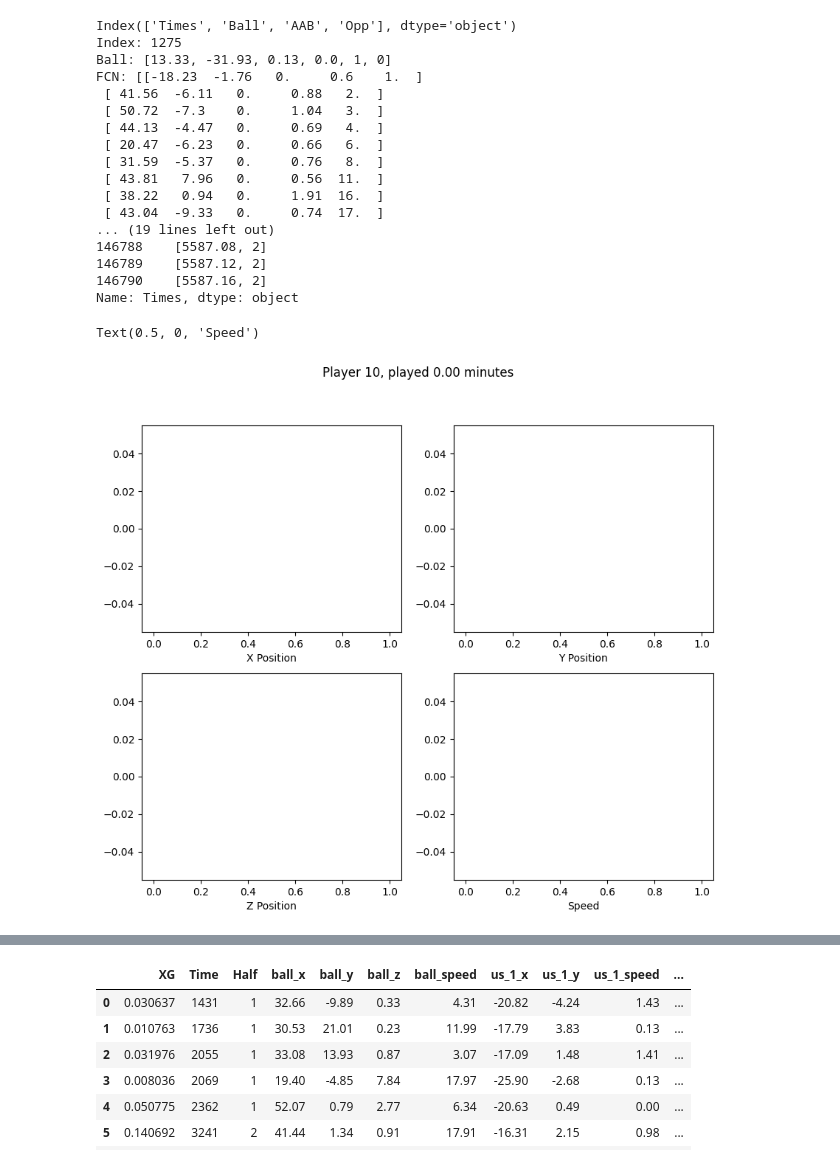
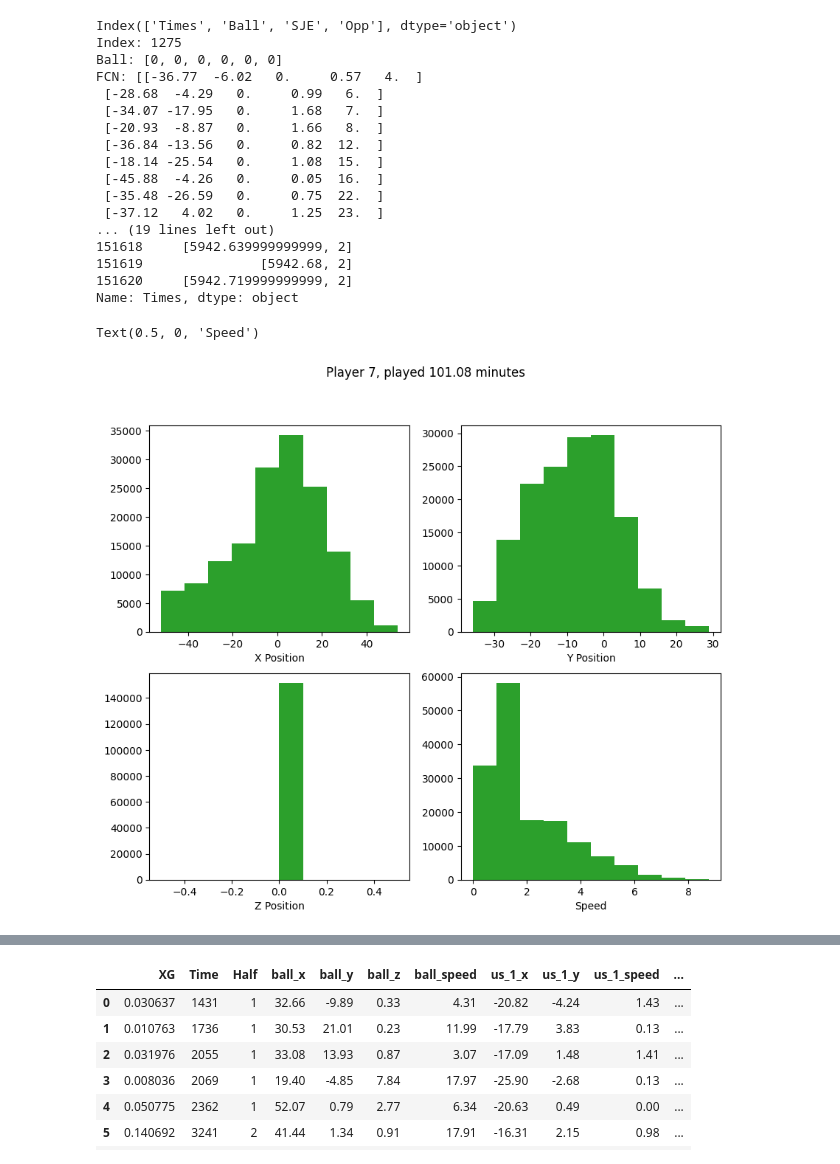
Before and after one commit to adiguzeldeniz/ekip_makine, a Jupyter notebook: data_vis_original.ipynb, the cells around one changed output, grey strips where cells are left out. Cells and saved outputs as stored; diff of their text form; code cells hidden in the pictures.

```diff
--- a/data_vis_original.ipynb
+++ b/data_vis_original.ipynb
@@ -4,7 +4,7 @@ import os
 import matplotlib.pyplot as plt
 import numpy as np
 
-file = "../RestructuredData_2425/AAB/AllData/Game_AAB_AGF_Score_0_4_Day_2024-08-23Z.pkl"
+file = "../RestructuredData_2425/SJE/AllData/Game_LYN_SJE_Score_0_2_Day_2024-12-01Z.pkl"
 
 if os.path.exists(file):
     with open(file, "rb") as f:
@@ -16,7 +16,7 @@ print(data.columns)
 
 times = data["Times"]
 ball = data["Ball"]
-FCN = data["AAB"]
+FCN = data["SJE"]
 opp = data["Opp"]
 
 # Given a time value (e.g., 40), find the index in times and get the corresponding values from ball, FCN, and opp
@@ -40,49 +40,49 @@ else:
     print(f"No entry found for time {query_time}")
 
 player_indxes = [2, 6, 7, 8, 10, 13, 15, 17, 24, 25, 36]
-player = 10 #6, 7, 8, 10, 13, 15, 17, 24, 25, 36
+player = 7#6, 7, 8, 10, 13, 15, 17, 24, 25, 36
 player_indx = player_indxes.index(player)
 
 x_pos = [x[player_indx][0] for x in FCN if x[player_indx][4] == player]
 y_pos = [x[player_indx][1] for x in FCN if x[player_indx][4] == player]
 z_pos = [x[player_indx][2] for x in FCN if x[player_indx][4] == player]
 speed = [x[player_indx][3] for x in FCN if x[player_indx][4] == player]
 
 print(times[-10:-1])
 
 #print(x_pos)
 #print(len(x_pos))
 
 fig, ax = plt.subplots(2,2, figsize=(10, 8))
 fig.suptitle(f"Player {player}, played {len(x_pos)*0.04/60:.2f} minutes")
 ax[0, 0].hist(x_pos, color="tab:green")
 ax[0, 0].set_xlabel("X Position")
 ax[0, 1].hist(y_pos, color="tab:green")
 ax[0, 1].set_xlabel("Y Position")
 ax[1, 0].hist(z_pos, color="tab:green")
 ax[1, 0].set_xlabel("Z Position")
 ax[1, 1].hist(speed, color="tab:green")
 ax[1, 1].set_xlabel("Speed")
 # %% [output]
-Index(['Times', 'Ball', 'AAB', 'Opp'], dtype='object')
+Index(['Times', 'Ball', 'SJE', 'Opp'], dtype='object')
 Index: 1275
-Ball: [13.33, -31.93, 0.13, 0.0, 1, 0]
-FCN: [[-18.23  -1.76   0.     0.6    1.  ]
- [ 41.56  -6.11   0.     0.88   2.  ]
- [ 50.72  -7.3    0.     1.04   3.  ]
- [ 44.13  -4.47   0.     0.69   4.  ]
- [ 20.47  -6.23   0.     0.66   6.  ]
- [ 31.59  -5.37   0.     0.76   8.  ]
- [ 43.81   7.96   0.     0.56  11.  ]
- [ 38.22   0.94   0.     1.91  16.  ]
- [ 43.04  -9.33   0.     0.74  17.  ]
+Ball: [0, 0, 0, 0, 0, 0]
+FCN: [[-36.77  -6.02   0.     0.57   4.  ]
+ [-28.68  -4.29   0.     0.99   6.  ]
+ [-34.07 -17.95   0.     1.68   7.  ]
+ [-20.93  -8.87   0.     1.66   8.  ]
+ [-36.84 -13.56   0.     0.82  12.  ]
+ [-18.14 -25.54   0.     1.08  15.  ]
+ [-45.88  -4.26   0.     0.05  16.  ]
+ [-35.48 -26.59   0.     0.75  22.  ]
+ [-37.12   4.02   0.     1.25  23.  ]
 ... (19 lines left out)
-146788    [5587.08, 2]
-146789    [5587.12, 2]
-146790    [5587.16, 2]
+151618     [5942.639999999999, 2]
+151619               [5942.68, 2]
+151620     [5942.719999999999, 2]
 Name: Times, dtype: object
 Text(0.5, 0, 'Speed')
-[figure, old version]
+[figure, new version]
 # %%
 import numpy as np
 import pandas as pd
```
Also changed, not shown: parts of 4 cells of this notebook, 3 other files.
